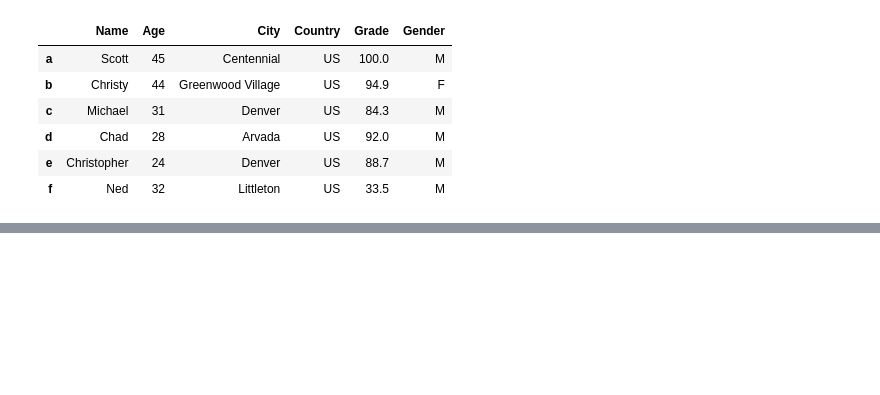
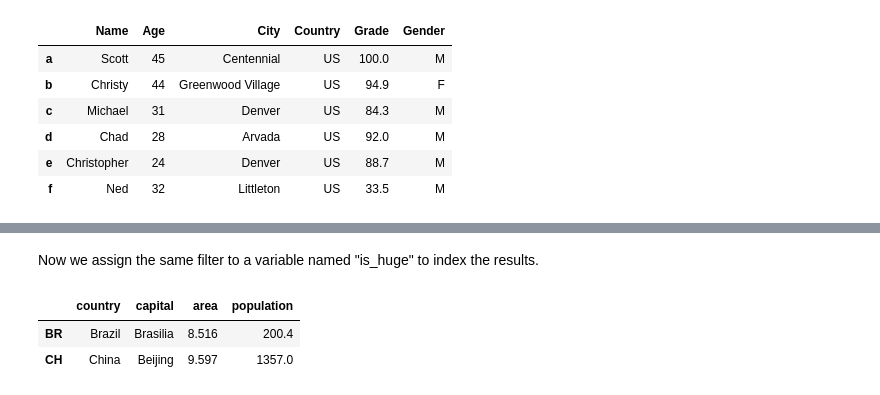
Before and after one commit to schirko/Python-Pandas-Exercises-and-Techniques, a Jupyter notebook: Python Pandas Exercises and Techniques.ipynb, the cells around one changed output, grey strips where cells are left out. Cells and saved outputs as stored; diff of their text form; code cells hidden in the pictures; blank space fills up the shorter version.

```diff
--- a/Python Pandas Exercises and Techniques.ipynb
+++ b/Python Pandas Exercises and Techniques.ipynb
@@ -520,0 +564,9 @@ EG           True            45
+# %% [markdown]
+Now we assign the same filter to a variable named "is_huge" to index the results.
+# %%
+is_huge = brics["area"] > 8
+brics[is_huge]
+# %% [output]
+|  | country | capital | area | population |
+| BR | Brazil | Brasilia | 8.516 | 200.4 |
+| CH | China | Beijing | 9.597 | 1357.0 |
```
Also changed, not shown: parts of 60 cells of this notebook.
